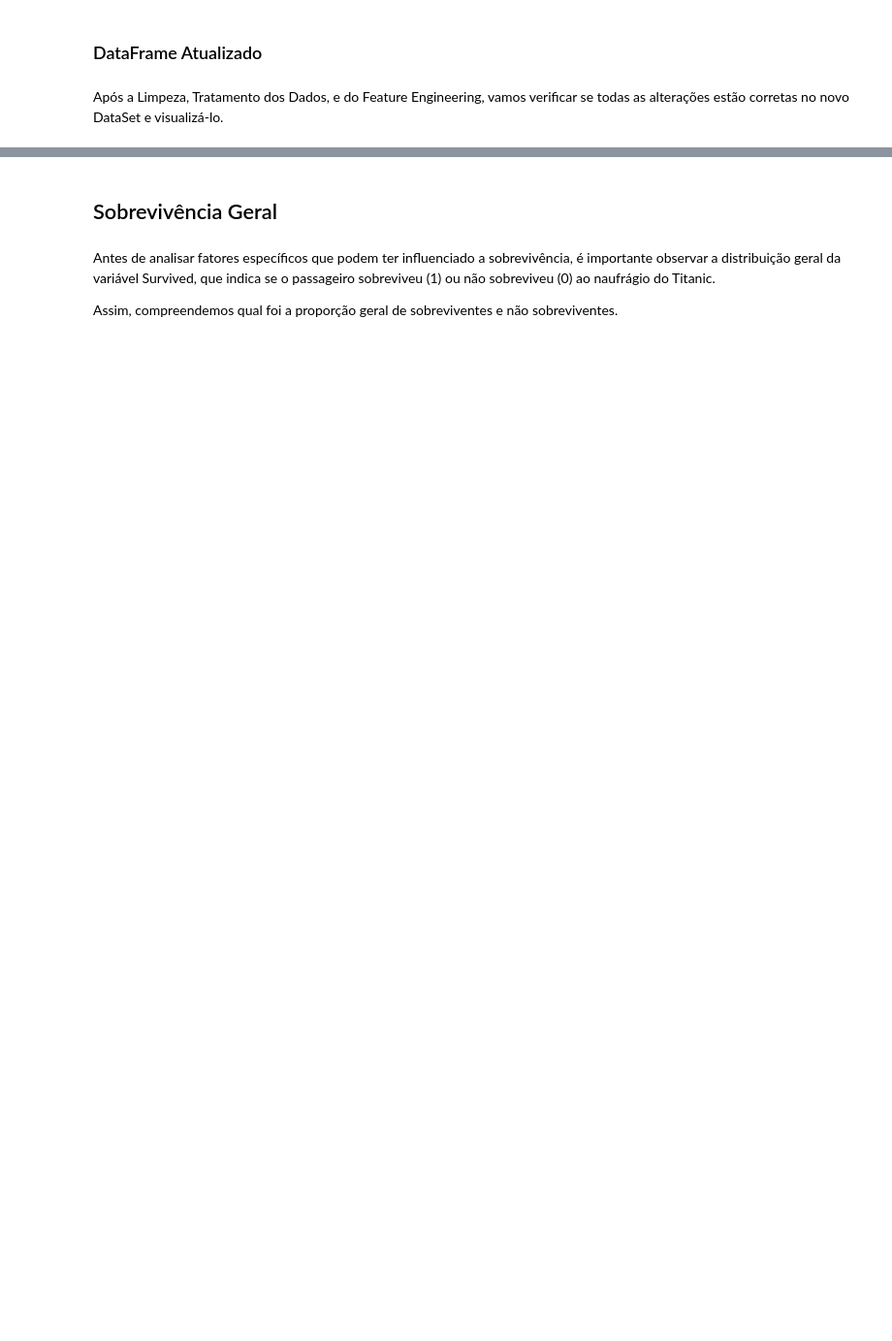
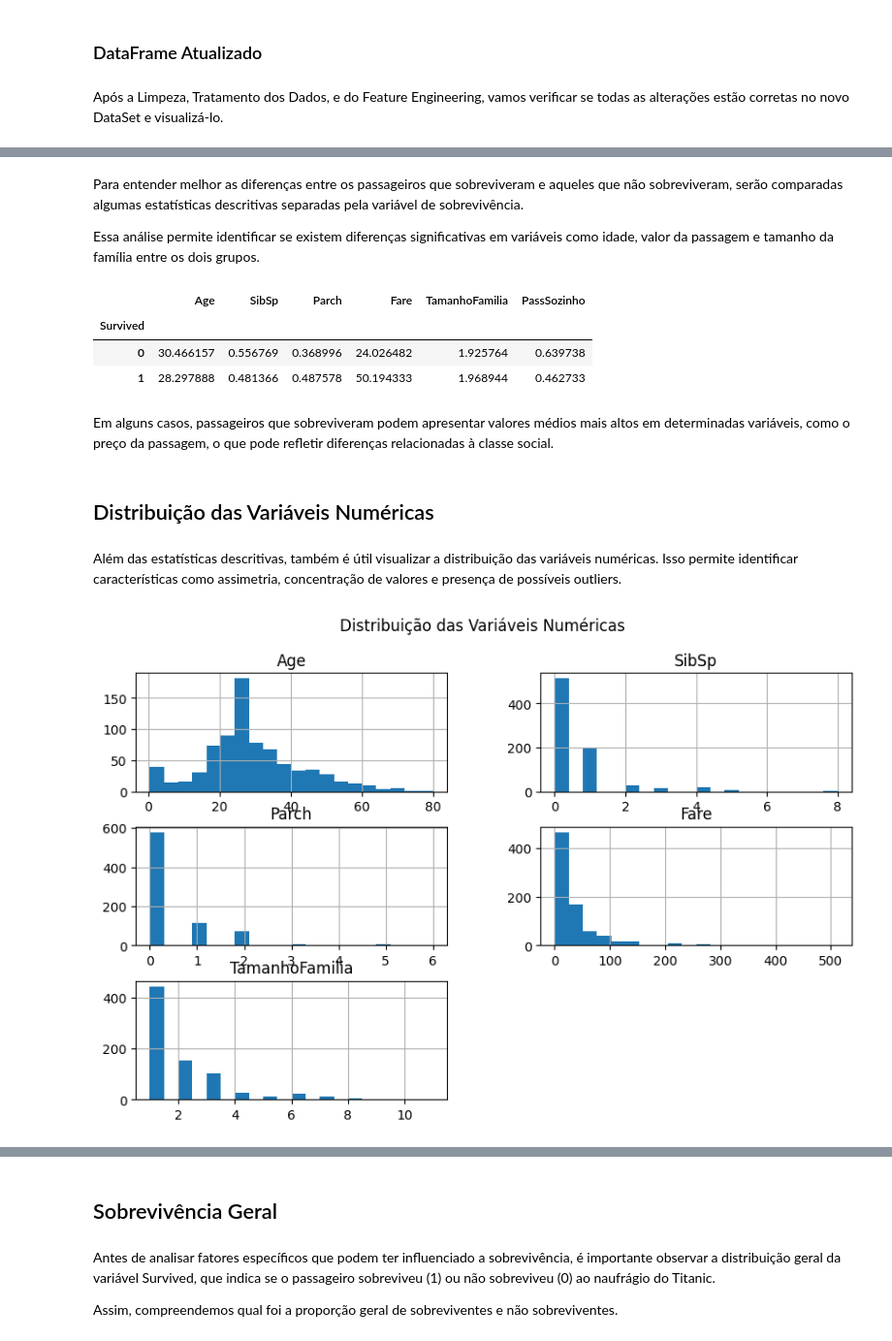
Before and after one commit to evelynkleinenf-cloud/titanic_eda, a Jupyter notebook: titanic_analysis.ipynb, the cells around one changed output, grey strips where cells are left out. Shown at 97% size. Saved outputs shown, nothing was run; the diff lists cells and outputs as text; code cells hidden in the pictures; blank space fills up the shorter version.

```diff
--- a/titanic_analysis.ipynb
+++ b/titanic_analysis.ipynb
@@ -237,3 +389,3 @@ A nova variável FamilySize será criada somando essas duas variáveis e adicion
 # %%
-df["FamilySize"] = df["SibSp"] + df["Parch"] + 1
-df[['SibSp','Parch','FamilySize']].head()
+df_principais_sem_duplicadas["TamanhoFamilia"] = df_principais_sem_duplicadas["SibSp"] + df_principais_sem_duplicadas["Parch"] + 1
+df_principais_sem_duplicadas[['SibSp','Parch','TamanhoFamilia']].head()
@@ -248,0 +405,3 @@ df[['FamilySize','IsAlone']].head()
+# %%
+df_principais_sem_duplicadas['PassSozinho'] = (df_principais_sem_duplicadas['TamanhoFamilia'] == 1).astype(int)
+df_principais_sem_duplicadas[['TamanhoFamilia','PassSozinho']].head()
@@ -256,7 +438,6 @@ Assim como a variável FamilySize, com a variável IsAlone podemos analisar se p
 Para facilitar a análise da variável Age, as idades podem ser agrupadas em faixas etárias, permitindo analisar de forma mais clara como a idade pode ter influenciado as chances de sobrevivência.
 # %%
 bins = [0, 12, 18, 35, 60, 100]
-labels = ['Child','Teenager','Young Adult','Adult','Senior']
-
-df['AgeGroup'] = pd.cut(df['Age'], bins=bins, labels=labels)
-df[['Age','AgeGroup']].head()
+labels = ['Crianca','Adolescente','JovemAdulto','Adulto','Idoso']
+df_principais_sem_duplicadas['FaixaEtaria'] = pd.cut(df_principais_sem_duplicadas['Age'], bins=bins, labels=labels, include_lowest=True)
+df_principais_sem_duplicadas[['Age','FaixaEtaria']].head()
@@ -275,0 +499,3 @@ df.columns()
+# %%
+df_titanic = df_principais_sem_duplicadas.copy()
+df_titanic.head()
@@ -275,0 +539,24 @@ df.columns()
+# %% [markdown]
+Para entender melhor as diferenças entre os passageiros que sobreviveram e aqueles que não sobreviveram, serão comparadas algumas estatísticas descritivas separadas pela variável de sobrevivência.
+
+Essa análise permite identificar se existem diferenças significativas em variáveis como idade, valor da passagem e tamanho da família entre os dois grupos.
+# %%
+# Comparando as médias
+df_titanic.groupby('Survived')[['Age','SibSp','Parch','Fare','TamanhoFamilia','PassSozinho']].mean()
+# %% [output]
+|  | Age | SibSp | Parch | Fare | TamanhoFamilia | PassSozinho |
+| Survived |  |  |  |  |  |  |
+| 0 | 30.466157 | 0.556769 | 0.368996 | 24.026482 | 1.925764 | 0.639738 |
+| 1 | 28.297888 | 0.481366 | 0.487578 | 50.194333 | 1.968944 | 0.462733 |
+# %% [markdown]
+Em alguns casos, passageiros que sobreviveram podem apresentar valores médios mais altos em determinadas variáveis, como o preço da passagem, o que pode refletir diferenças relacionadas à classe social.
+# %% [markdown]
+## Distribuição das Variáveis Numéricas
+# %% [markdown]
+Além das estatísticas descritivas, também é útil visualizar a distribuição das variáveis numéricas. Isso permite identificar características como assimetria, concentração de valores e presença de possíveis outliers.
+# %%
+df_titanic[['Age','SibSp','Parch','Fare','TamanhoFamilia']].hist(figsize=(10,6), bins=20)
+plt.suptitle('Distribuição das Variáveis Numéricas')
+plt.show()
+# %% [output]
+[figure, added]
```
Also changed, not shown: parts of 159 cells of this notebook.
